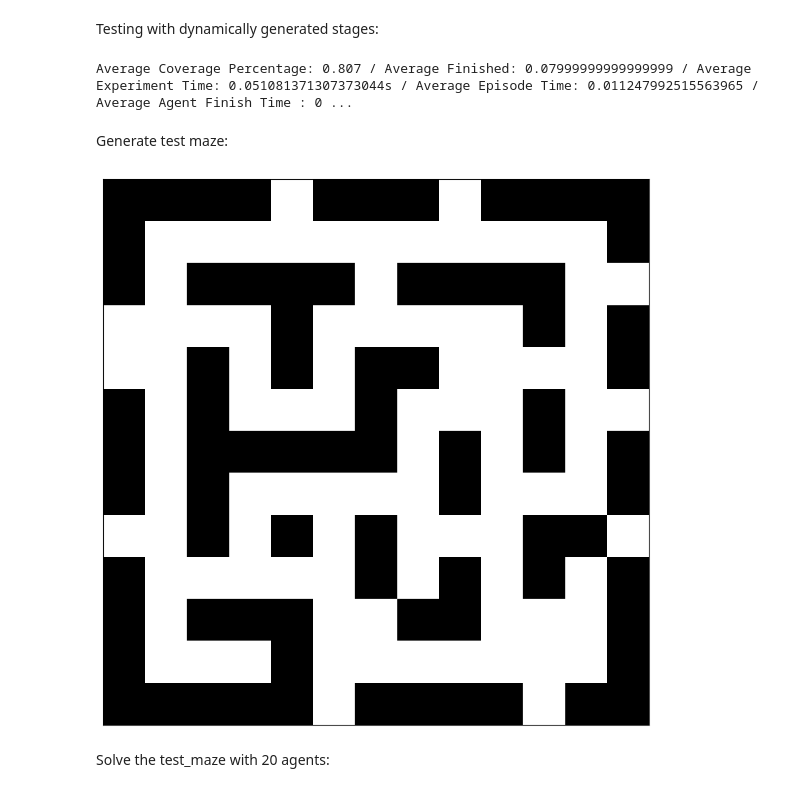
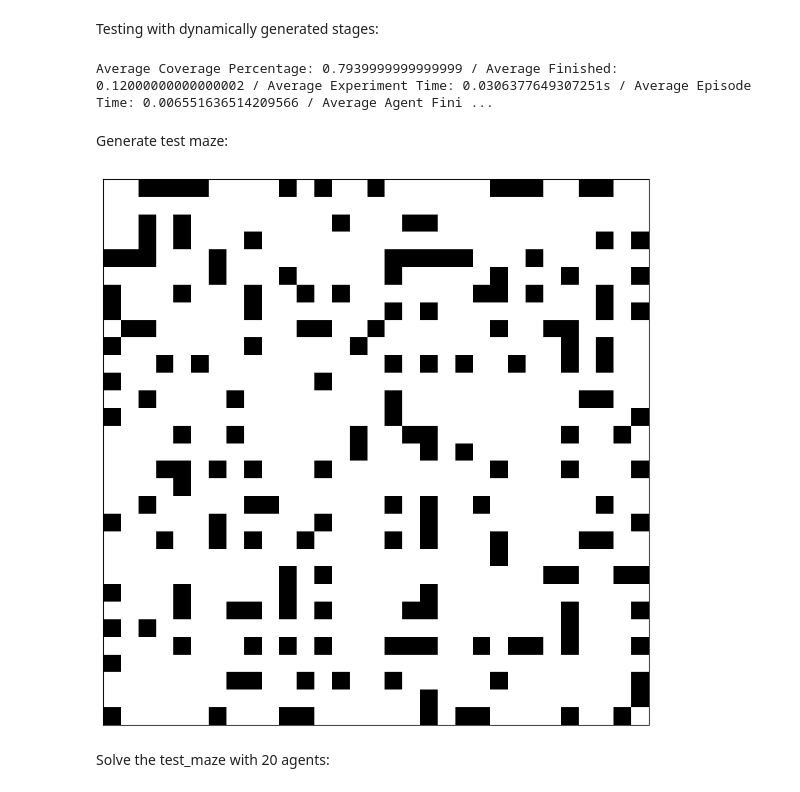
Before and after one commit to manouslinard/multiagent-exploration, a Jupyter notebook: Swarm_RL-Manousos.ipynb, the cells around one changed output. Saved outputs shown, nothing was run; the diff lists cells and outputs as text; code cells hidden in the pictures.

```diff
--- a/Swarm_RL-Manousos.ipynb
+++ b/Swarm_RL-Manousos.ipynb
@@ -376,18 +391,18 @@ Testing with dynamically generated stages:
 num_agents = 15
 num_test = 10
 
-test_astar(num_agents, num_test, None, functools.partial(generate_stage, rows=10, cols=10, obs_prob=0.5))
+res=test_astar(num_agents, num_test, None, functools.partial(generate_stage, rows=10, cols=10, obs_prob=0.5))
 # %% [output]
-Average Coverage Percentage: 0.807 / Average Finished: 0.07999999999999999 / Average Experiment Time: 0.051081371307373044s / Average Episode Time: 0.011247992515563965 / Average Agent Finish Time : 0 ...
+Average Coverage Percentage: 0.7939999999999999 / Average Finished: 0.12000000000000002 / Average Experiment Time: 0.0306377649307251s / Average Episode Time: 0.006551636514209566 / Average Agent Fini ...
 # %% [markdown]
 Generate test maze:
 # %%
-grid_rows, grid_columns = 13, 13
-obs_prob = 0.85
+grid_rows, grid_columns = 30, 30
+obs_prob = 0.35
 test_maze = create_maze(grid_rows, grid_columns, obs_prob)
 draw_maze(test_maze)
 # %% [output]
-[figure, old version]
+[figure, new version]
 # %% [markdown]
 Solve the test_maze with 20 agents:
 # %%
```
Also changed, not shown: parts of 21 cells of this notebook, 2 other files.
